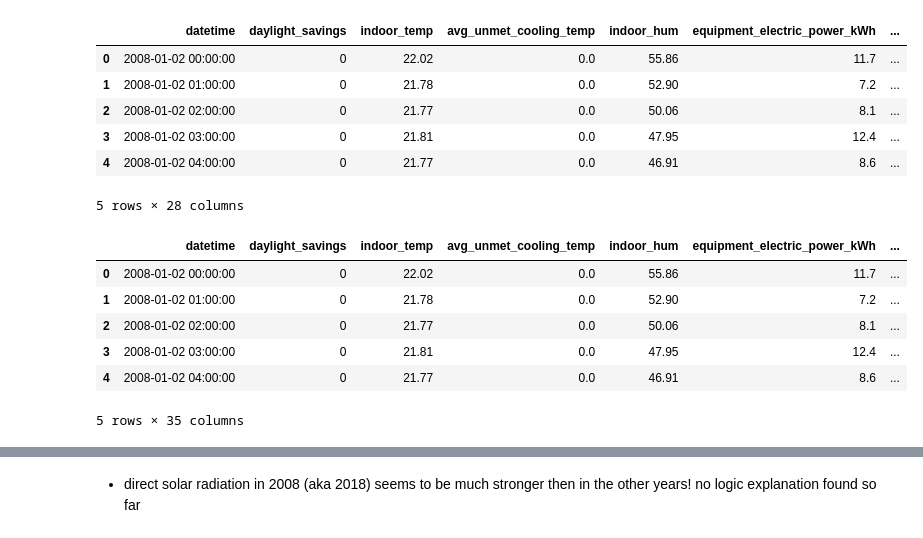
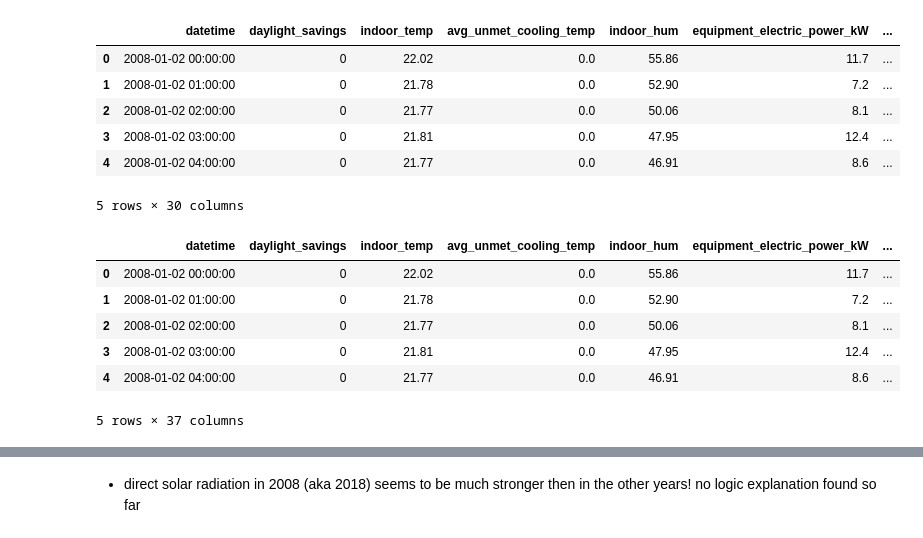
Before and after one commit to erickCantu/TheGreenCitySolutionsGroup, a Jupyter notebook: notebooks/EDA_weather.ipynb, the cells around one changed output, grey strips where cells are left out. Cells and saved outputs as stored; diff of their text form; code cells hidden in the pictures.

```diff
--- a/notebooks/EDA_weather.ipynb
+++ b/notebooks/EDA_weather.ipynb
@@ -4,16 +8,16 @@ import seaborn as sns
 import matplotlib.pyplot as plt
 import numpy as np
 # %%
-df = pd.read_csv('../data/preprocessed/Building_4.csv')
+df = pd.read_csv('../data/preprocessed/Building_5.csv')
 df.head()
 # %% [output]
-|  | datetime | daylight_savings | indoor_temp | avg_unmet_cooling_temp | indoor_hum | equipment_electric_power_kWh | ... |
+|  | datetime | daylight_savings | indoor_temp | avg_unmet_cooling_temp | indoor_hum | equipment_electric_power_kW | ... |
 | 0 | 2008-01-02 00:00:00 | 0 | 22.02 | 0.0 | 55.86 | 11.7 | ... |
 | 1 | 2008-01-02 01:00:00 | 0 | 21.78 | 0.0 | 52.90 | 7.2 | ... |
 | 2 | 2008-01-02 02:00:00 | 0 | 21.77 | 0.0 | 50.06 | 8.1 | ... |
 | 3 | 2008-01-02 03:00:00 | 0 | 21.81 | 0.0 | 47.95 | 12.4 | ... |
 | 4 | 2008-01-02 04:00:00 | 0 | 21.77 | 0.0 | 46.91 | 8.6 | ... |
-5 rows × 28 columns
+5 rows × 30 columns
 # %%
 # convert datetime to pd datetime format
 df.datetime = pd.to_datetime(df.datetime)
@@ -31,10 +35,10 @@ df_weather = df.assign(
 # %%
 df_weather.head()
 # %% [output]
-|  | datetime | daylight_savings | indoor_temp | avg_unmet_cooling_temp | indoor_hum | equipment_electric_power_kWh | ... |
+|  | datetime | daylight_savings | indoor_temp | avg_unmet_cooling_temp | indoor_hum | equipment_electric_power_kW | ... |
 | 0 | 2008-01-02 00:00:00 | 0 | 22.02 | 0.0 | 55.86 | 11.7 | ... |
 | 1 | 2008-01-02 01:00:00 | 0 | 21.78 | 0.0 | 52.90 | 7.2 | ... |
 | 2 | 2008-01-02 02:00:00 | 0 | 21.77 | 0.0 | 50.06 | 8.1 | ... |
 | 3 | 2008-01-02 03:00:00 | 0 | 21.81 | 0.0 | 47.95 | 12.4 | ... |
 | 4 | 2008-01-02 04:00:00 | 0 | 21.77 | 0.0 | 46.91 | 8.6 | ... |
-5 rows × 35 columns
+5 rows × 37 columns
```
Also changed, not shown: parts of 13 cells of this notebook.
